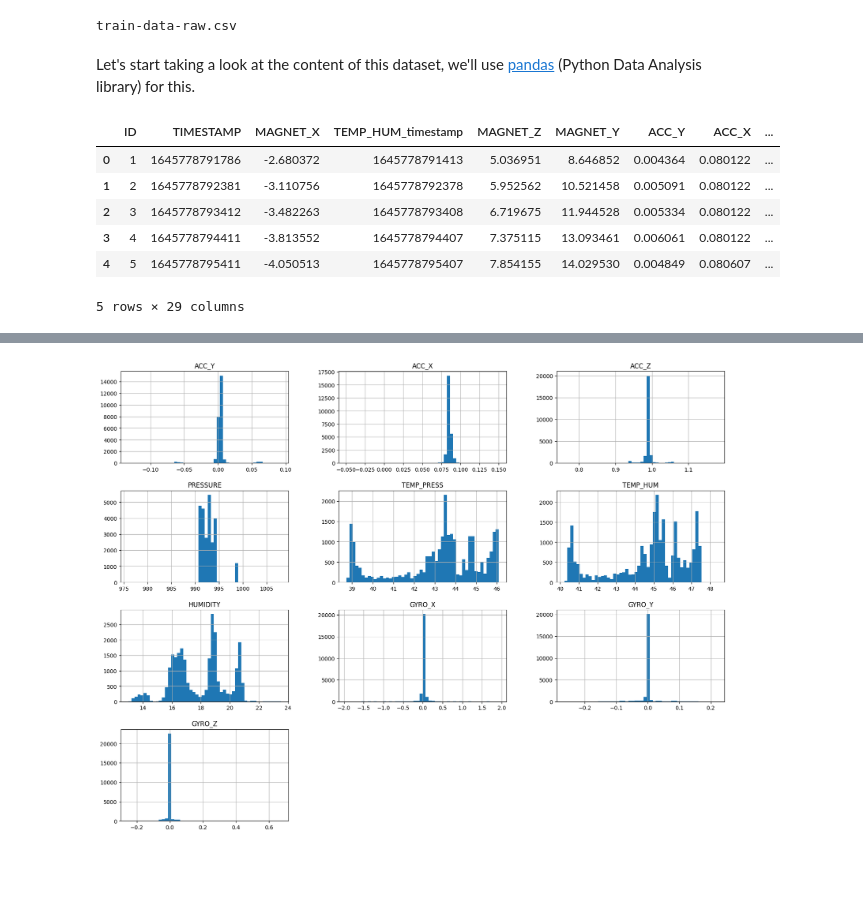
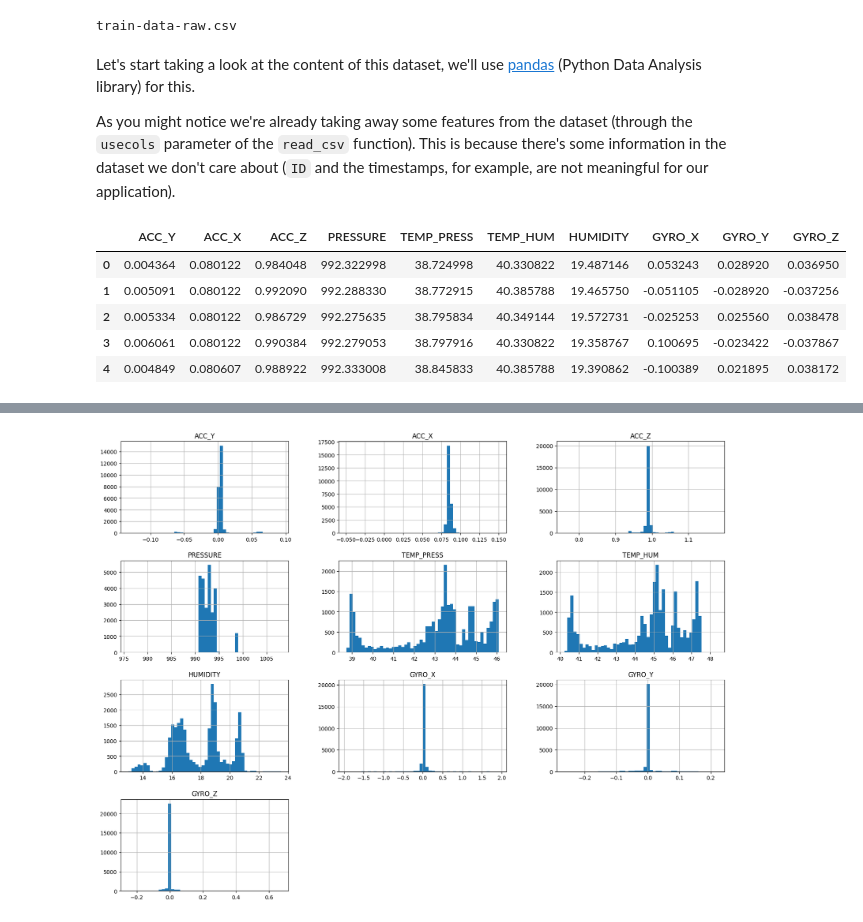
Before and after one commit to mattdibi/eclipsecon-edgeAI-talk, a Jupyter notebook: notebook/AD-EdgeAI.ipynb, the cells around one changed output, grey strips where cells are left out. Drawn from its saved outputs; the diff is of its cells as text; code cells hidden in the pictures; blank space fills up the shorter version.

```diff
--- a/notebook/AD-EdgeAI.ipynb
+++ b/notebook/AD-EdgeAI.ipynb
@@ -26,20 +30,25 @@ We can now work on our `.csv` file downloaded from Kapua. For demonstration purp
 train-data-raw.csv
 # %% [markdown]
 Let's start taking a look at the content of this dataset, we'll use [pandas](https://pandas.pydata.org/) (Python Data Analysis library) for this.
+
+As you might notice we're already taking away some features from the dataset (through the `usecols` parameter of the `read_csv` function). This is because there's some information in the dataset we don't care about (`ID` and the timestamps, for example, are not meaningful for our application).
 # %%
 import pandas as pd
 
-train_data = pd.read_csv("./train-data-raw.csv")
+features = ['ACC_Y', 'ACC_X', 'ACC_Z',
+            'PRESSURE', 'TEMP_PRESS', 'TEMP_HUM',
+            'HUMIDITY', 'GYRO_X', 'GYRO_Y', 'GYRO_Z']
+
+train_data = pd.read_csv("./train-data-raw.csv", usecols=features)
 
 train_data.head()
 # %% [output]
-|  | ID | TIMESTAMP | MAGNET_X | TEMP_HUM_timestamp | MAGNET_Z | MAGNET_Y | ACC_Y | ACC_X | ... |
-| 0 | 1 | 1645778791786 | -2.680372 | 1645778791413 | 5.036951 | 8.646852 | 0.004364 | 0.080122 | ... |
-| 1 | 2 | 1645778792381 | -3.110756 | 1645778792378 | 5.952562 | 10.521458 | 0.005091 | 0.080122 | ... |
-| 2 | 3 | 1645778793412 | -3.482263 | 1645778793408 | 6.719675 | 11.944528 | 0.005334 | 0.080122 | ... |
-| 3 | 4 | 1645778794411 | -3.813552 | 1645778794407 | 7.375115 | 13.093461 | 0.006061 | 0.080122 | ... |
-| 4 | 5 | 1645778795411 | -4.050513 | 1645778795407 | 7.854155 | 14.029530 | 0.004849 | 0.080607 | ... |
+|  | ACC_Y | ACC_X | ACC_Z | PRESSURE | TEMP_PRESS | TEMP_HUM | HUMIDITY | GYRO_X | GYRO_Y | GYRO_Z |
+| 0 | 0.004364 | 0.080122 | 0.984048 | 992.322998 | 38.724998 | 40.330822 | 19.487146 | 0.053243 | 0.028920 | 0.036950 |
+| 1 | 0.005091 | 0.080122 | 0.992090 | 992.288330 | 38.772915 | 40.385788 | 19.465750 | -0.051105 | -0.028920 | -0.037256 |
+| 2 | 0.005334 | 0.080122 | 0.986729 | 992.275635 | 38.795834 | 40.349144 | 19.572731 | -0.025253 | 0.025560 | 0.038478 |
+| 3 | 0.006061 | 0.080122 | 0.990384 | 992.279053 | 38.797916 | 40.330822 | 19.358767 | 0.100695 | -0.023422 | -0.037867 |
+| 4 | 0.004849 | 0.080607 | 0.988922 | 992.333008 | 38.845833 | 40.385788 | 19.390862 | -0.100389 | 0.021895 | 0.038172 |
-5 rows × 29 columns
 # %%
 train_data.describe()
 # %% [output]
```
Also changed, not shown: parts of 12 cells of this notebook.
